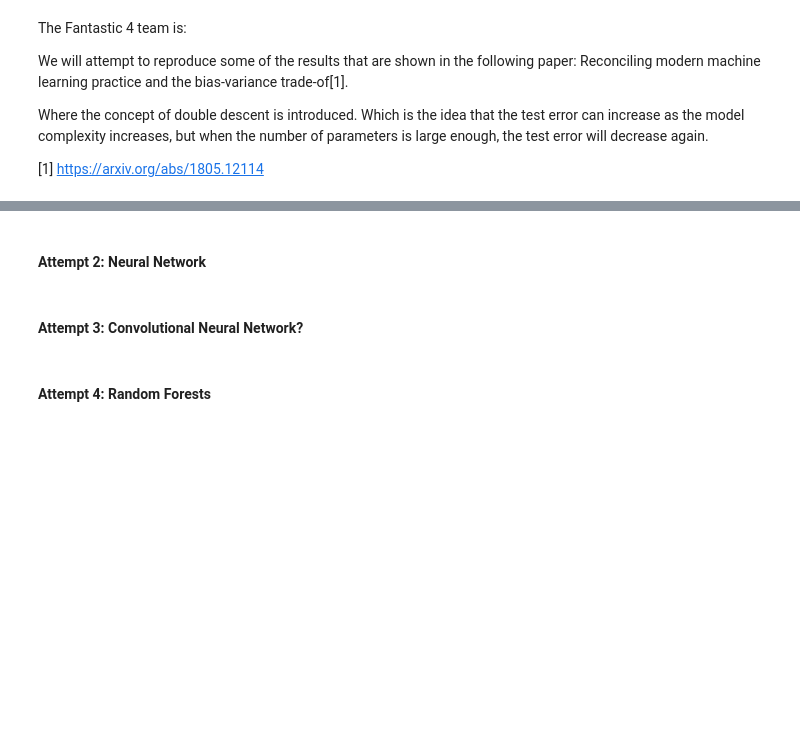
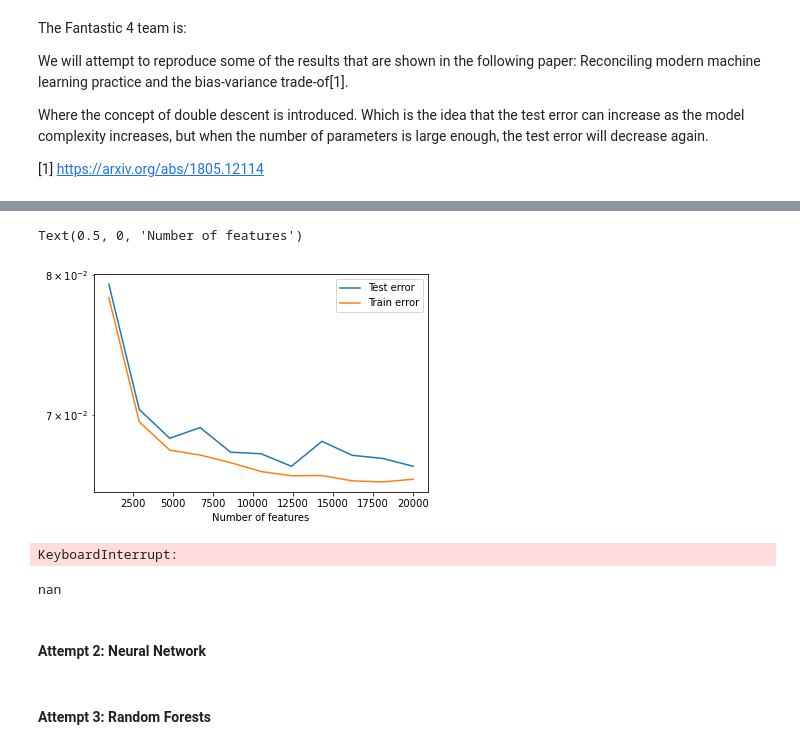
Before and after one commit to Hecramco/FoIL_reproducibility_challenge, a Jupyter notebook: Experiments.ipynb, the cells around one changed output, grey strips where cells are left out. Saved outputs shown, nothing was run; the diff lists cells and outputs as text; code cells hidden in the pictures; blank space fills up the shorter version.

```diff
--- a/Experiments.ipynb
+++ b/Experiments.ipynb
@@ -21,0 +125,7 @@ Where the concept of double descent is introduced. Which is the idea that the te
+# %%
+# First I will make sure it works with a small number of features
+D = 100
+X_train, y_train, X_test, y_test = to_random_features(
+    training_dataset,
+    test_dataset,
+    D)
@@ -21,0 +160,20 @@ Where the concept of double descent is introduced. Which is the idea that the te
+# %%
+RF_df = pd.DataFrame(columns=['Number of features', 'Test error', 'Train error', 'Norm of the weights'])
+from tqdm import tqdm
+
+for D in tqdm(Random_features, desc="Random Features"):
+    X_train, y_train, X_test, y_test = to_random_features(
+    training_dataset,
+    test_dataset,
+    int(D))
+    norm, number_of_features, test_error, train_error = train_model(X_test, X_train, y_test, y_train)
+    RF_df = RF_df.append(
+        {'Number of features': number_of_features,
+         'Test error': test_error,
+         'Train error': train_error,
+         'Norm of the weights': norm},
+        ignore_index=True)
+    train_loss.append(train_error)
+    test_loss.append(test_error)
+
+RF_df.to_csv('Random_features.csv')
@@ -22,6 +214,36 @@ Where the concept of double descent is introduced. Which is the idea that the te
+# %%
+plt.plot(RF_df['Number of features'], RF_df['Test error'], label="Test error")
+plt.plot(RF_df['Number of features'], RF_df['Train error'], label="Train error")
+#axs[2].plot(RF_df['Number of features'], RF_df['Norm of the weights'], label="Norm of the weights")
+plt.legend()
+plt.yscale("log")
+plt.xlabel("Number of features")
+plt.ylabel("Error")
+# %% [output]
+Text(0.5, 0, 'Number of features')
+[figure, added]
+# %%
+for D in tqdm([30000, 40000, 50000, 60000], desc="Random Features"):
+    X_train, y_train, X_test, y_test = to_random_features(
+    training_dataset,
+    test_dataset,
+    int(D))
+    norm, number_of_features, test_error, train_error = train_model(X_test, X_train, y_test, y_train)
+    RF_df = RF_df.append(
+        {'Number of features': number_of_features,
+         'Test error': test_error,
+         'Train error': train_error,
+         'Norm of the weights': norm},
+        ignore_index=True)
+    train_loss.append(train_error)
+    test_loss.append(test_error)
+# %% [output]
+KeyboardInterrupt:
+# %%
+np.sqrt(-1)
+# %% [output]
+nan
 # %% [markdown]
 #### Attempt 2: Neural Network
 # %% [markdown]
-#### Attempt 3: Convolutional Neural Network?
+#### Attempt 3: Random Forests
-# %% [markdown]
-#### Attempt 4: Random Forests
```
Also changed, not shown: parts of 12 cells of this notebook, 1 other file.
